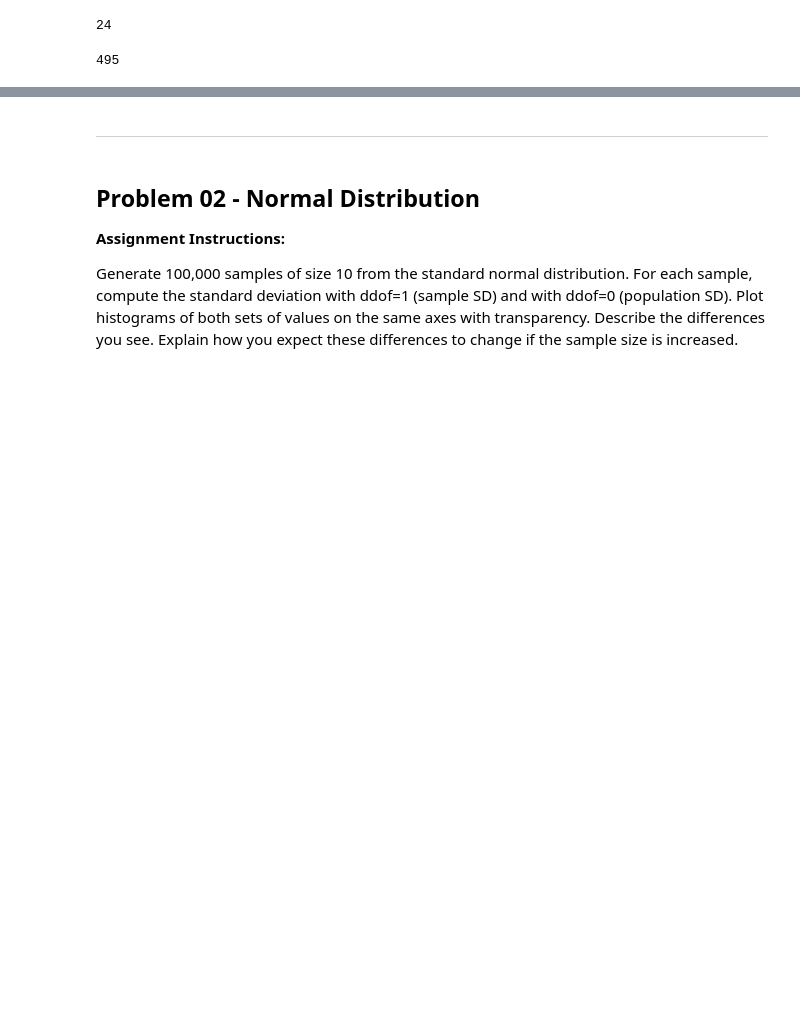
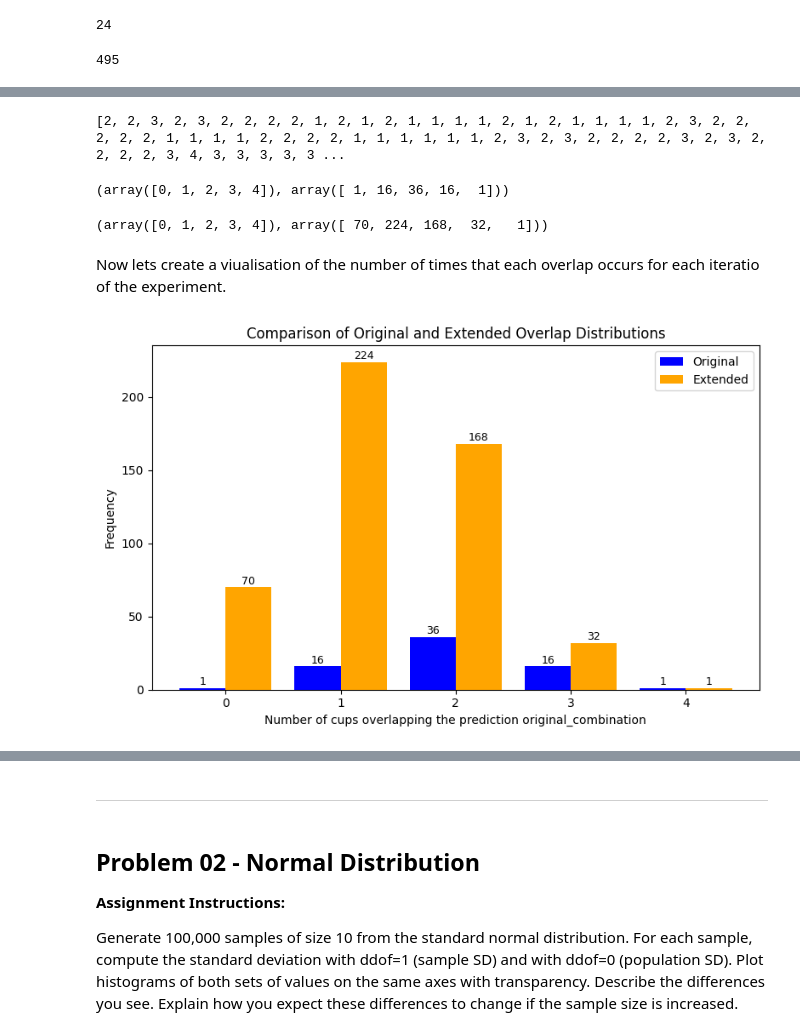
Before and after one commit to Laura6826/applied-statistics-8651, a Jupyter notebook: problems.ipynb, the cells around one changed output, grey strips where cells are left out. Drawn from its saved outputs; the diff is of its cells as text; code cells hidden in the pictures; blank space fills up the shorter version.

Commit message:
Problem 01 graphs

```diff
--- a/problems.ipynb
+++ b/problems.ipynb
@@ -135,0 +224,74 @@ N
+# %%
+# Calculate the overlap between each element of combs and extended_labels_milk.
+
+extended_number_overlaps = []
+
+# Loop through the extended combinations.
+for comb in extended_combinations:
+  # Turn comb into a set.
+  s3 = set(comb)
+  # Turn extended_labels_milk into a set.
+  s4 = set(extended_labels_milk)
+  # Figure out where they overlap.
+  extended_overlap = s3.intersection(s4)
+  # Show the combination and the extended overlap.
+  # print(comb, len(extended_overlap), extended_overlap)
+  # Append overlap to extended_number_overlaps.
+  extended_number_overlaps.append(len(extended_overlap))
+
+# Show the overlaps.
+print(extended_number_overlaps)
+# %% [output]
+[2, 2, 3, 2, 3, 2, 2, 2, 2, 1, 2, 1, 2, 1, 1, 1, 1, 2, 1, 2, 1, 1, 1, 1, 2, 3, 2, 2, 2, 2, 2, 1, 1, 1, 1, 2, 2, 2, 2, 1, 1, 1, 1, 1, 1, 2, 3, 2, 3, 2, 2, 2, 2, 3, 2, 3, 2, 2, 2, 2, 3, 4, 3, 3, 3, 3, 3 ...
+# %%
+# Count the number of times each original_overlap occurs.
+original_counts = np.unique(original_number_overlaps, return_counts=True)
+
+# Show.
+original_counts
+# %% [output]
+(array([0, 1, 2, 3, 4]), array([ 1, 16, 36, 16,  1]))
+# %%
+# Count the number of times each extended_overlap occurs.
+extended_counts = np.unique(extended_number_overlaps, return_counts=True)
+
+# Show.
+extended_counts
+# %% [output]
+(array([0, 1, 2, 3, 4]), array([ 70, 224, 168,  32,   1]))
+# %% [markdown]
+Now lets create a viualisation of the number of times that each overlap occurs for each iteratio of the experiment.
+# %%
+# Original and extended data
+original_counts = (np.array([0, 1, 2, 3, 4]), np.array([1, 16, 36, 16, 1]))
+extended_counts = (np.array([0, 1, 2, 3, 4]), np.array([70, 224, 168, 32, 1]))
+
+# Bar width and positions
+bar_width = 0.4
+x = original_counts[0]
+x_original = x - bar_width / 2
+x_extended = x + bar_width / 2
+
+# Create figure
+fig, ax = plt.subplots(figsize=(8, 5))
+
+# Plot bars
+ax.bar(x_original, original_counts[1], width=bar_width, color='blue', label='Original')
+ax.bar(x_extended, extended_counts[1], width=bar_width, color='orange', label='Extended')
+
+# Labels and title
+ax.set_xlabel('Number of cups overlapping the prediction original_combination')
+ax.set_ylabel('Frequency')
+ax.set_title('Comparison of Original and Extended Overlap Distributions')
+ax.legend()
+
+# Value labels
+for x_val, y_val in zip(x_original, original_counts[1]):
+    ax.text(x_val, y_val + 2, str(y_val), ha='center', fontsize=9)
+for x_val, y_val in zip(x_extended, extended_counts[1]):
+    ax.text(x_val, y_val + 2, str(y_val), ha='center', fontsize=9)
+
+plt.tight_layout()
+plt.show()
+# %% [output]
+[figure, added]
```
Also changed, not shown: parts of 18 cells of this notebook.
